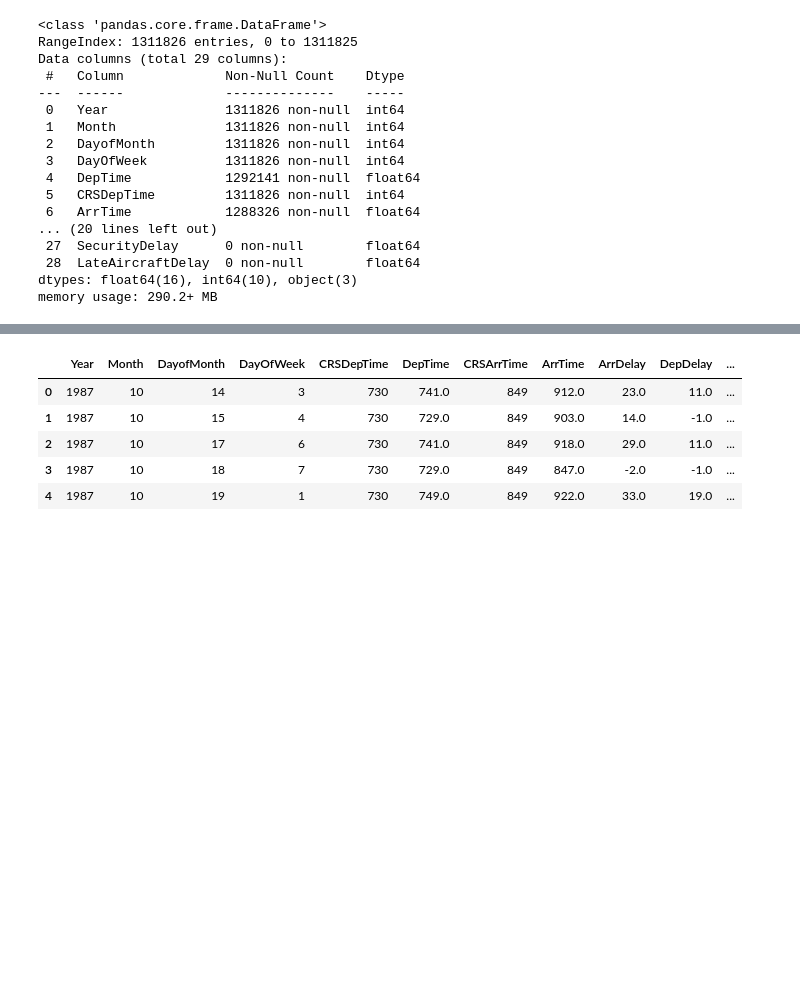
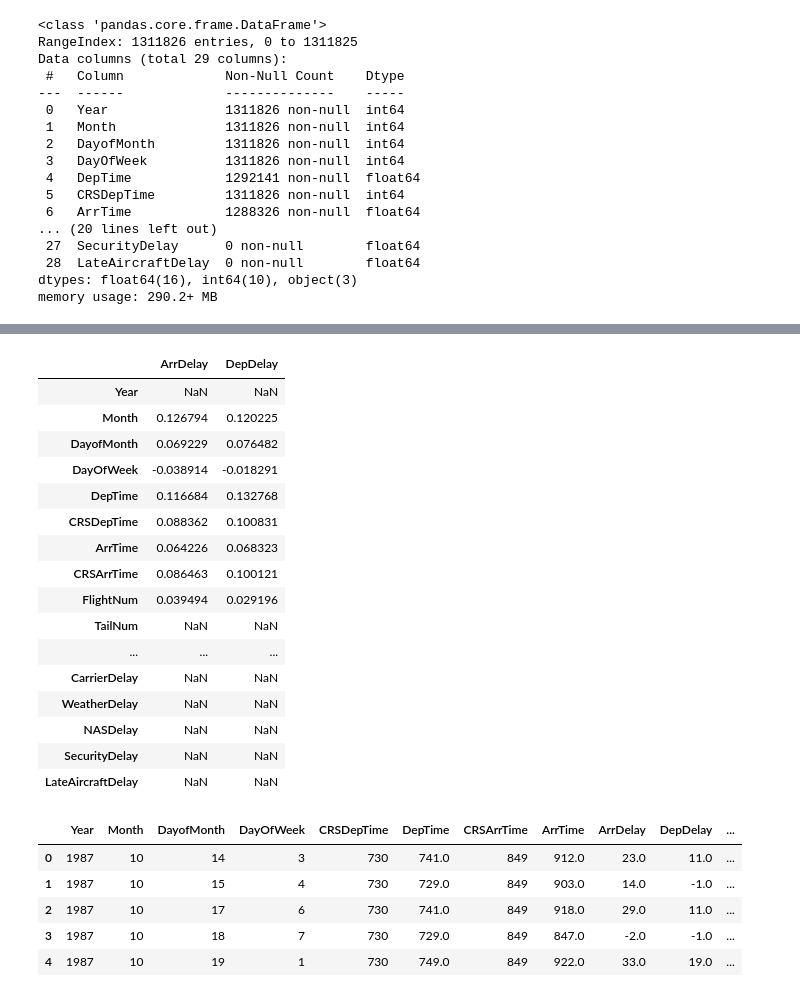
Before and after one commit to Fedmug/ST2195, a Jupyter notebook: ASA/exploration_1987.ipynb, the cells around one changed output, grey strips where cells are left out. Drawn from its saved outputs; the diff is of its cells as text; code cells hidden in the pictures; blank space fills up the shorter version.

```diff
--- a/ASA/exploration_1987.ipynb
+++ b/ASA/exploration_1987.ipynb
@@ -234,3 +327,23 @@ memory usage: 290.2+ MB
+# %%
+data.corr()[['ArrDelay', 'DepDelay']]
+# %% [output]
+|  | ArrDelay | DepDelay |
+| Year | NaN | NaN |
+| Month | 0.126794 | 0.120225 |
+| DayofMonth | 0.069229 | 0.076482 |
+| DayOfWeek | -0.038914 | -0.018291 |
+| DepTime | 0.116684 | 0.132768 |
+| CRSDepTime | 0.088362 | 0.100831 |
+| ArrTime | 0.064226 | 0.068323 |
+| CRSArrTime | 0.086463 | 0.100121 |
+| FlightNum | 0.039494 | 0.029196 |
+| TailNum | NaN | NaN |
+| ... | ... | ... |
+| CarrierDelay | NaN | NaN |
+| WeatherDelay | NaN | NaN |
+| NASDelay | NaN | NaN |
+| SecurityDelay | NaN | NaN |
+| LateAircraftDelay | NaN | NaN |
 # %%
 df = data[['Year', 'Month', 'DayofMonth', 'DayOfWeek', 'CRSDepTime', 'DepTime', 'CRSArrTime', 'ArrTime', 'ArrDelay', 'DepDelay', 'Origin', 'Dest']]
 df.head()
```
Also changed, not shown: parts of 13 cells of this notebook, 5 other files.
